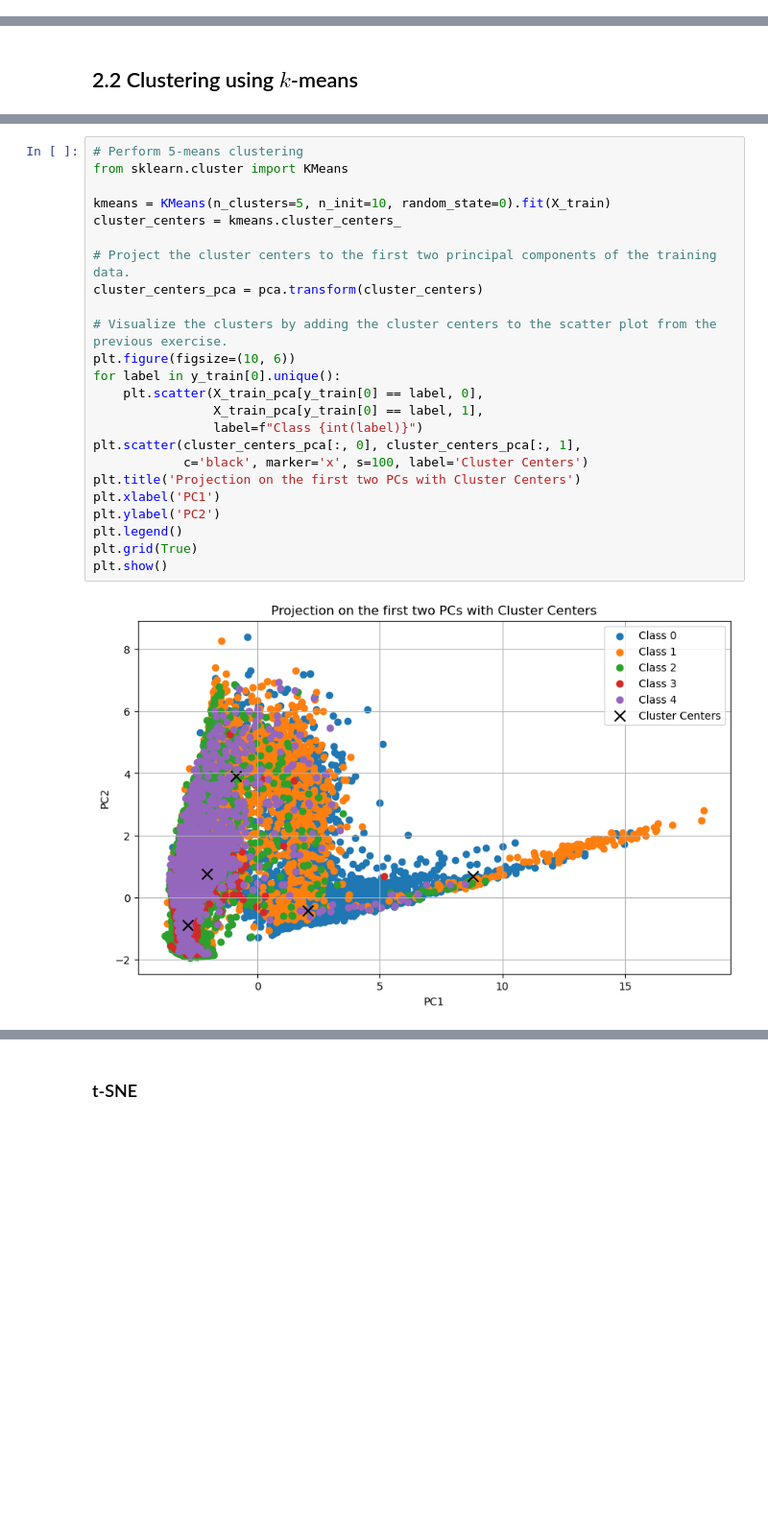
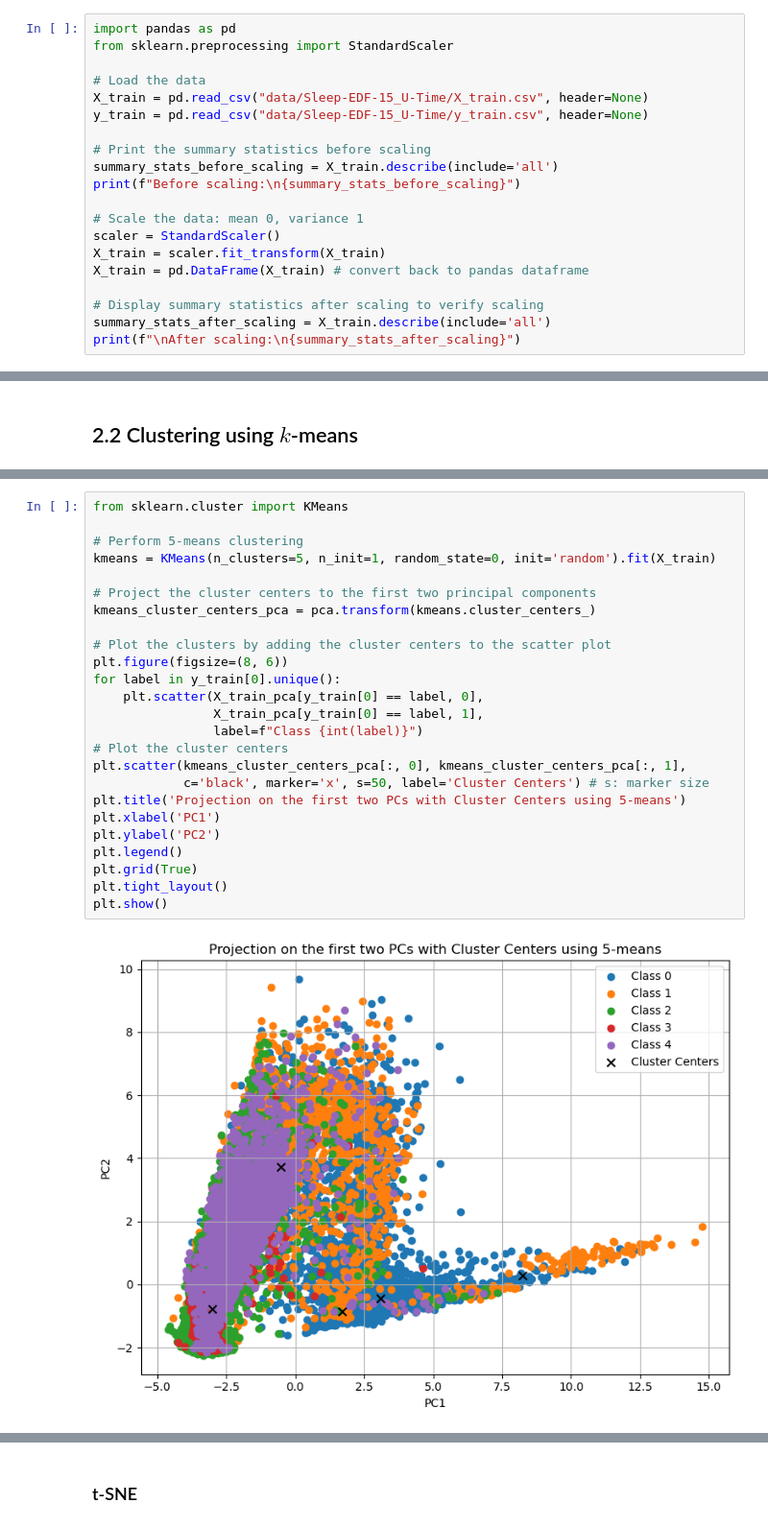
Before and after one commit to henrikdchristensen/DIKU-MLA-A7-Clustering-and-PCA, a Jupyter notebook: notebook.ipynb, the cells around one changed output, grey strips where cells are left out. Shown at 96% size. Saved outputs shown, nothing was run; the diff lists cells and outputs as text; blank space fills up the shorter version.

```diff
--- a/notebook.ipynb
+++ b/notebook.ipynb
@@ -171,0 +110,20 @@ Both studies utilized the EDF and EDF+ formats, providing detailed headers about
+# %%
+import pandas as pd
+from sklearn.preprocessing import StandardScaler
+
+# Load the data
+X_train = pd.read_csv("data/Sleep-EDF-15_U-Time/X_train.csv", header=None)
+y_train = pd.read_csv("data/Sleep-EDF-15_U-Time/y_train.csv", header=None)
+
+# Print the summary statistics before scaling
+summary_stats_before_scaling = X_train.describe(include='all')
+print(f"Before scaling:\n{summary_stats_before_scaling}")
+
+# Scale the data: mean 0, variance 1
+scaler = StandardScaler()
+X_train = scaler.fit_transform(X_train)
+X_train = pd.DataFrame(X_train) # convert back to pandas dataframe
+
+# Display summary statistics after scaling to verify scaling
+summary_stats_after_scaling = X_train.describe(include='all')
+print(f"\nAfter scaling:\n{summary_stats_after_scaling}")
@@ -232,26 +204,27 @@ Deliverables: description of software used; one plot with cluster centers and da
 # %%
-# Perform 5-means clustering
 from sklearn.cluster import KMeans
 
-kmeans = KMeans(n_clusters=5, n_init=10, random_state=0).fit(X_train)
-cluster_centers = kmeans.cluster_centers_
+# Perform 5-means clustering
+kmeans = KMeans(n_clusters=5, n_init=1, random_state=0, init='random').fit(X_train)
 
-# Project the cluster centers to the first two principal components of the training data.
-cluster_centers_pca = pca.transform(cluster_centers)
+# Project the cluster centers to the first two principal components
+kmeans_cluster_centers_pca = pca.transform(kmeans.cluster_centers_)
 
-# Visualize the clusters by adding the cluster centers to the scatter plot from the previous exercise.
-plt.figure(figsize=(10, 6))
+# Plot the clusters by adding the cluster centers to the scatter plot
+plt.figure(figsize=(8, 6))
 for label in y_train[0].unique():
     plt.scatter(X_train_pca[y_train[0] == label, 0],
                 X_train_pca[y_train[0] == label, 1],
                 label=f"Class {int(label)}")
-plt.scatter(cluster_centers_pca[:, 0], cluster_centers_pca[:, 1],
-            c='black', marker='x', s=100, label='Cluster Centers')
-plt.title('Projection on the first two PCs with Cluster Centers')
+# Plot the cluster centers
+plt.scatter(kmeans_cluster_centers_pca[:, 0], kmeans_cluster_centers_pca[:, 1],
+            c='black', marker='x', s=50, label='Cluster Centers') # s: marker size
+plt.title('Projection on the first two PCs with Cluster Centers using 5-means')
 plt.xlabel('PC1')
 plt.ylabel('PC2')
 plt.legend()
 plt.grid(True)
+plt.tight_layout()
 plt.show()
 # %% [output]
-[figure, old version]
+[figure, new version]
```
Also changed, not shown: parts of 25 cells of this notebook, 6 other files.
